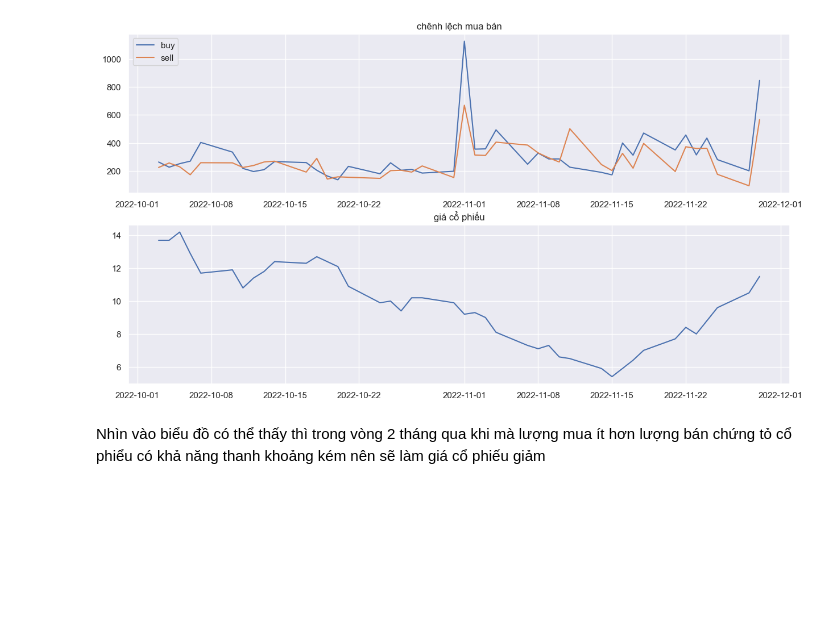
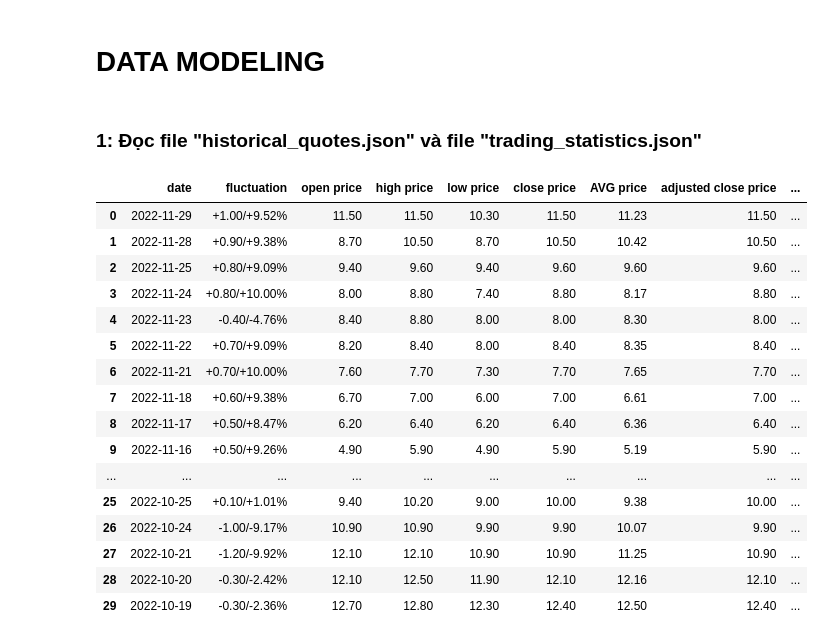
Before and after one commit to HCMUS-study-case/data-sience-final-term-case-study, a Jupyter notebook: DataModeling.ipynb, the cells around one changed output. Drawn from its saved outputs; the diff is of its cells as text; code cells hidden in the pictures; blank space fills up the shorter version.

Commit message:
update modeling

```diff
--- a/DataModeling.ipynb
+++ b/DataModeling.ipynb
@@ -1,6 +0,0 @@
-# %%
-import numpy as np
-import pandas as pd
-import matplotlib.pyplot as plt
-import seaborn as sns
-pd.options.display.float_format = '{:.2f}'.format
@@ -128,14 +0,0 @@ Trực quan hóa
-# %%
-fig, ax=plt.subplots(nrows=2,
-                    ncols=1,
-                    figsize=(15,8))
-ax[0].plot(buy,label='buy')
-ax[0].plot(sell,label='sell')
-ax[1].plot(df_2_month['close_price'])
-ax[0].set_title('chênh lệch mua bán')
-ax[1].set_title('giá cổ phiếu')
-ax[0].legend(loc='upper left');
-# %% [output]
-[figure, removed]
-# %% [markdown]
-Nhìn vào biểu đồ có thể thấy thì trong vòng 2 tháng qua khi mà lượng mua ít hơn lượng bán chứng tỏ cổ phiểu có khả năng thanh khoảng kém nên sẽ làm giá cổ phiếu giảm
@@ -141,0 +11,26 @@ Nhìn vào biểu đồ có thể thấy thì trong vòng 2 tháng qua khi mà l
+# %% [markdown]
+# DATA MODELING
+# %% [markdown]
+### 1: Đọc file "historical_quotes.json" và  file "trading_statistics.json"
+# %%
+df_his=pd.read_json('dataset/historical_quotes.json',keep_default_dates=False)
+df_his['date']=pd.to_datetime(df_his['date'],format='%d/%m/%Y')
+df_his.head(30)
+# %% [output]
+|  | date | fluctuation | open price | high price | low price | close price | AVG price | adjusted close price | ... |
+| 0 | 2022-11-29 | +1.00/+9.52% | 11.50 | 11.50 | 10.30 | 11.50 | 11.23 | 11.50 | ... |
+| 1 | 2022-11-28 | +0.90/+9.38% | 8.70 | 10.50 | 8.70 | 10.50 | 10.42 | 10.50 | ... |
+| 2 | 2022-11-25 | +0.80/+9.09% | 9.40 | 9.60 | 9.40 | 9.60 | 9.60 | 9.60 | ... |
+| 3 | 2022-11-24 | +0.80/+10.00% | 8.00 | 8.80 | 7.40 | 8.80 | 8.17 | 8.80 | ... |
+| 4 | 2022-11-23 | -0.40/-4.76% | 8.40 | 8.80 | 8.00 | 8.00 | 8.30 | 8.00 | ... |
+| 5 | 2022-11-22 | +0.70/+9.09% | 8.20 | 8.40 | 8.00 | 8.40 | 8.35 | 8.40 | ... |
+| 6 | 2022-11-21 | +0.70/+10.00% | 7.60 | 7.70 | 7.30 | 7.70 | 7.65 | 7.70 | ... |
+| 7 | 2022-11-18 | +0.60/+9.38% | 6.70 | 7.00 | 6.00 | 7.00 | 6.61 | 7.00 | ... |
+| 8 | 2022-11-17 | +0.50/+8.47% | 6.20 | 6.40 | 6.20 | 6.40 | 6.36 | 6.40 | ... |
+| 9 | 2022-11-16 | +0.50/+9.26% | 4.90 | 5.90 | 4.90 | 5.90 | 5.19 | 5.90 | ... |
+| ... | ... | ... | ... | ... | ... | ... | ... | ... | ... |
+| 25 | 2022-10-25 | +0.10/+1.01% | 9.40 | 10.20 | 9.00 | 10.00 | 9.38 | 10.00 | ... |
+| 26 | 2022-10-24 | -1.00/-9.17% | 10.90 | 10.90 | 9.90 | 9.90 | 10.07 | 9.90 | ... |
+| 27 | 2022-10-21 | -1.20/-9.92% | 12.10 | 12.10 | 10.90 | 10.90 | 11.25 | 10.90 | ... |
+| 28 | 2022-10-20 | -0.30/-2.42% | 12.10 | 12.50 | 11.90 | 12.10 | 12.16 | 12.10 | ... |
+| 29 | 2022-10-19 | -0.30/-2.36% | 12.70 | 12.80 | 12.30 | 12.40 | 12.50 | 12.40 | ... |
```
Also changed, not shown: parts of 37 cells of this notebook.
